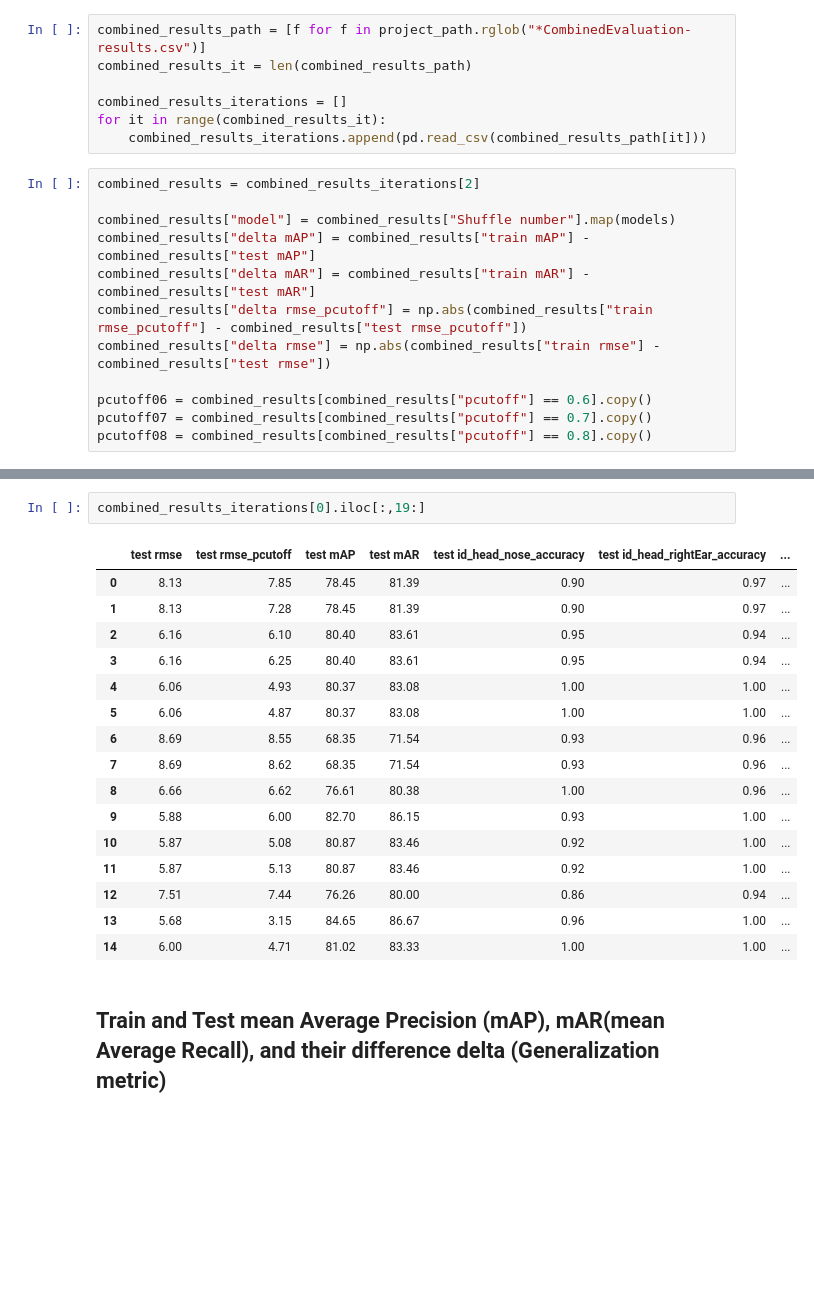
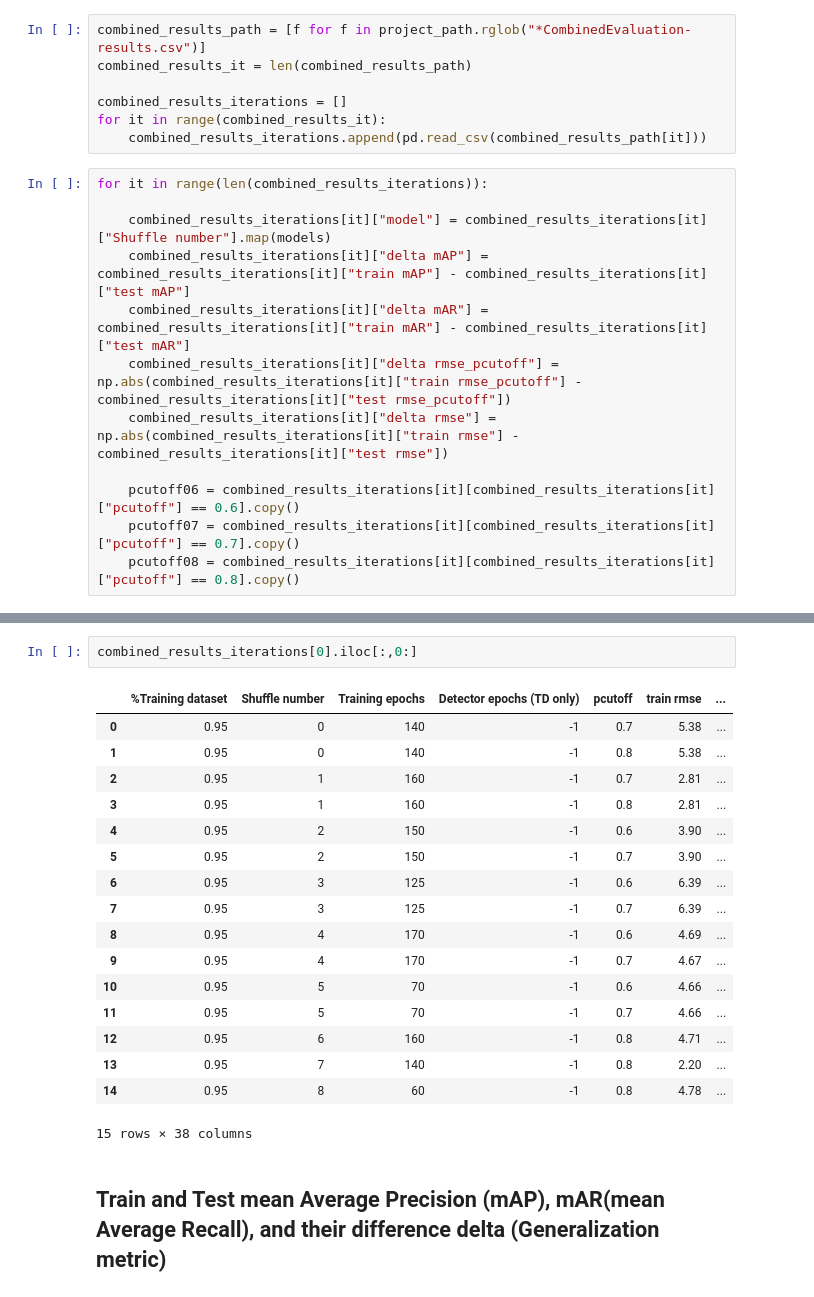
Before and after one commit to MiguelRochaBE/neuroPixels_aggressionTraining, a Jupyter notebook: modelStats_DLC.ipynb, the cells around one changed output, grey strips where cells are left out. Cells and saved outputs as stored; diff of their text form; blank space fills up the shorter version.

```diff
--- a/modelStats_DLC.ipynb
+++ b/modelStats_DLC.ipynb
@@ -65,14 +73,14 @@ combined_results_iterations = []
 for it in range(combined_results_it):
     combined_results_iterations.append(pd.read_csv(combined_results_path[it]))
 # %%
-combined_results = combined_results_iterations[2]
+for it in range(len(combined_results_iterations)):
 
-combined_results["model"] = combined_results["Shuffle number"].map(models)
-combined_results["delta mAP"] = combined_results["train mAP"] - combined_results["test mAP"]
-combined_results["delta mAR"] = combined_results["train mAR"] - combined_results["test mAR"]
-combined_results["delta rmse_pcutoff"] = np.abs(combined_results["train rmse_pcutoff"] - combined_results["test rmse_pcutoff"])
-combined_results["delta rmse"] = np.abs(combined_results["train rmse"] - combined_results["test rmse"])
+    combined_results_iterations[it]["model"] = combined_results_iterations[it]["Shuffle number"].map(models)
+    combined_results_iterations[it]["delta mAP"] = combined_results_iterations[it]["train mAP"] - combined_results_iterations[it]["test mAP"]
+    combined_results_iterations[it]["delta mAR"] = combined_results_iterations[it]["train mAR"] - combined_results_iterations[it]["test mAR"]
+    combined_results_iterations[it]["delta rmse_pcutoff"] = np.abs(combined_results_iterations[it]["train rmse_pcutoff"] - combined_results_iterations[it]["test rmse_pcutoff"])
+    combined_results_iterations[it]["delta rmse"] = np.abs(combined_results_iterations[it]["train rmse"] - combined_results_iterations[it]["test rmse"])
 
-pcutoff06 = combined_results[combined_results["pcutoff"] == 0.6].copy()
-pcutoff07 = combined_results[combined_results["pcutoff"] == 0.7].copy()
-pcutoff08 = combined_results[combined_results["pcutoff"] == 0.8].copy()
+    pcutoff06 = combined_results_iterations[it][combined_results_iterations[it]["pcutoff"] == 0.6].copy()
+    pcutoff07 = combined_results_iterations[it][combined_results_iterations[it]["pcutoff"] == 0.7].copy()
+    pcutoff08 = combined_results_iterations[it][combined_results_iterations[it]["pcutoff"] == 0.8].copy()
@@ -96,22 +126,23 @@ combined_results_iterations[1].iloc[:,19:]
 # %%
-combined_results_iterations[0].iloc[:,19:]
+combined_results_iterations[0].iloc[:,0:]
 # %% [output]
-|  | test rmse | test rmse_pcutoff | test mAP | test mAR | test id_head_nose_accuracy | test id_head_rightEar_accuracy | ... |
-| 0 | 8.13 | 7.85 | 78.45 | 81.39 | 0.90 | 0.97 | ... |
-| 1 | 8.13 | 7.28 | 78.45 | 81.39 | 0.90 | 0.97 | ... |
-| 2 | 6.16 | 6.10 | 80.40 | 83.61 | 0.95 | 0.94 | ... |
-| 3 | 6.16 | 6.25 | 80.40 | 83.61 | 0.95 | 0.94 | ... |
-| 4 | 6.06 | 4.93 | 80.37 | 83.08 | 1.00 | 1.00 | ... |
-| 5 | 6.06 | 4.87 | 80.37 | 83.08 | 1.00 | 1.00 | ... |
-| 6 | 8.69 | 8.55 | 68.35 | 71.54 | 0.93 | 0.96 | ... |
-| 7 | 8.69 | 8.62 | 68.35 | 71.54 | 0.93 | 0.96 | ... |
-| 8 | 6.66 | 6.62 | 76.61 | 80.38 | 1.00 | 0.96 | ... |
-| 9 | 5.88 | 6.00 | 82.70 | 86.15 | 0.93 | 1.00 | ... |
-| 10 | 5.87 | 5.08 | 80.87 | 83.46 | 0.92 | 1.00 | ... |
-| 11 | 5.87 | 5.13 | 80.87 | 83.46 | 0.92 | 1.00 | ... |
-| 12 | 7.51 | 7.44 | 76.26 | 80.00 | 0.86 | 0.94 | ... |
-| 13 | 5.68 | 3.15 | 84.65 | 86.67 | 0.96 | 1.00 | ... |
-| 14 | 6.00 | 4.71 | 81.02 | 83.33 | 1.00 | 1.00 | ... |
+|  | %Training dataset | Shuffle number | Training epochs | Detector epochs (TD only) | pcutoff | train rmse | ... |
+| 0 | 0.95 | 0 | 140 | -1 | 0.7 | 5.38 | ... |
+| 1 | 0.95 | 0 | 140 | -1 | 0.8 | 5.38 | ... |
+| 2 | 0.95 | 1 | 160 | -1 | 0.7 | 2.81 | ... |
+| 3 | 0.95 | 1 | 160 | -1 | 0.8 | 2.81 | ... |
+| 4 | 0.95 | 2 | 150 | -1 | 0.6 | 3.90 | ... |
+| 5 | 0.95 | 2 | 150 | -1 | 0.7 | 3.90 | ... |
+| 6 | 0.95 | 3 | 125 | -1 | 0.6 | 6.39 | ... |
+| 7 | 0.95 | 3 | 125 | -1 | 0.7 | 6.39 | ... |
+| 8 | 0.95 | 4 | 170 | -1 | 0.6 | 4.69 | ... |
+| 9 | 0.95 | 4 | 170 | -1 | 0.7 | 4.67 | ... |
+| 10 | 0.95 | 5 | 70 | -1 | 0.6 | 4.66 | ... |
+| 11 | 0.95 | 5 | 70 | -1 | 0.7 | 4.66 | ... |
+| 12 | 0.95 | 6 | 160 | -1 | 0.8 | 4.71 | ... |
+| 13 | 0.95 | 7 | 140 | -1 | 0.8 | 2.20 | ... |
+| 14 | 0.95 | 8 | 60 | -1 | 0.8 | 4.78 | ... |
+15 rows × 38 columns
 # %% [markdown]
 ## Train and Test mean Average Precision (mAP), mAR(mean Average Recall), and their difference delta (Generalization metric)
 # %%
```
Also changed, not shown: parts of 9 cells of this notebook, 3 other files.
